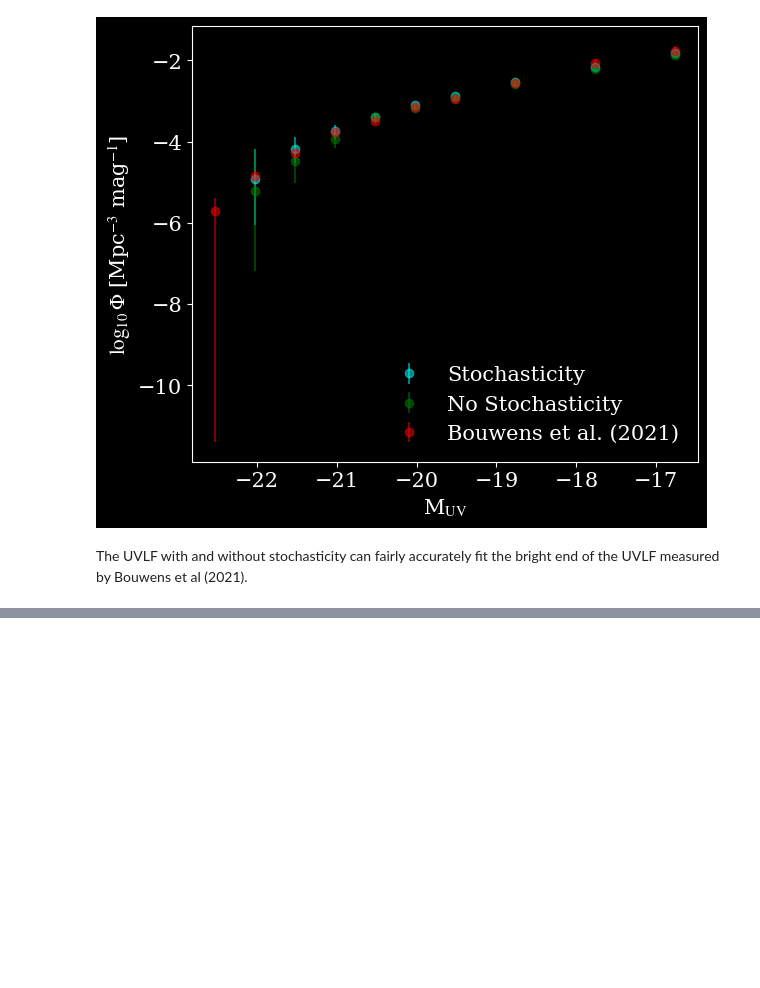
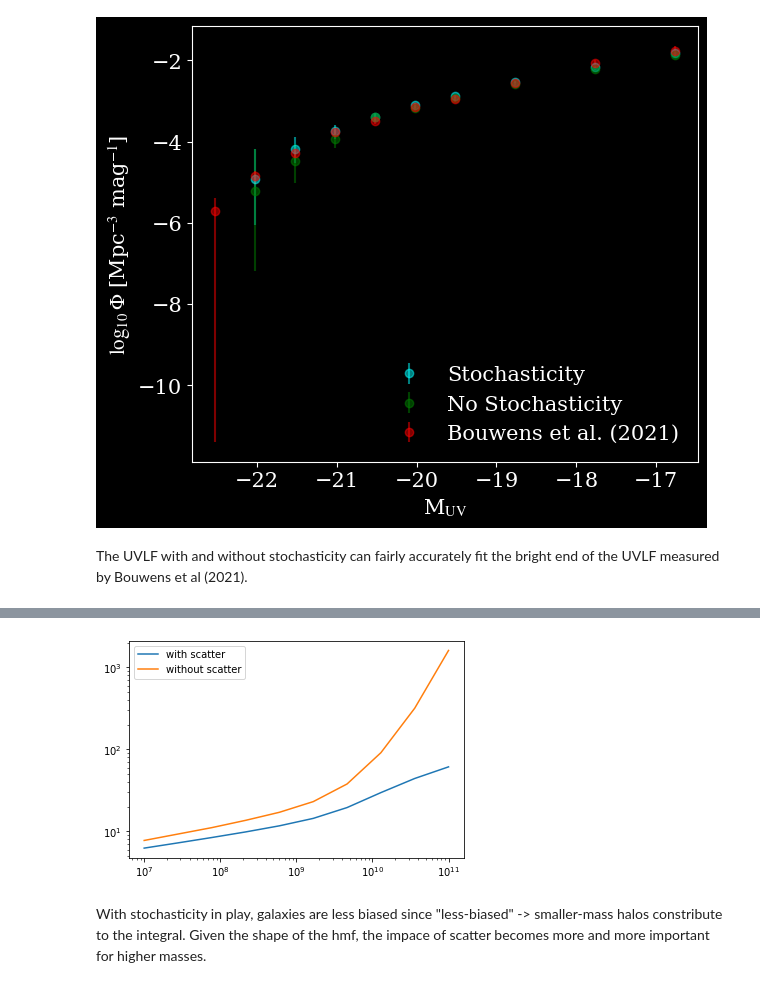
Before and after one commit to 21cmfast/Structure-Formation, a Jupyter notebook: tutorials/05-galaxies.ipynb, the cells around one changed output, grey strips where cells are left out. Cells and saved outputs as stored; diff of their text form; code cells hidden in the pictures; blank space fills up the shorter version.

```diff
--- a/tutorials/05-galaxies.ipynb
+++ b/tutorials/05-galaxies.ipynb
@@ -274,0 +301,9 @@ The UVLF with and without stochasticity can fairly accurately fit the bright end
+# %%
+def HOD_simple(halo_mass, stellar_mass_threshold):
+    one_ar = np.ones((len(halo_mass)))
+    one_ar[SHMR(halo_mass) < stellar_mass_threshold]=0
+    return one_ar
+    if SHMR(halo_mass) < stellar_mass_threshold:
+        return 0
+    else:
+        return 1
@@ -274,0 +382,27 @@ The UVLF with and without stochasticity can fairly accurately fit the bright end
+# %%
+def get_galaxy_bias_theory_comples(stellar_mass,z):
+    hmf_instance = hmf_package.MassFunction(z=z,Mmin=1,Mmax=18)
+    halomodel_instance = hm.HaloModel(z=z,Mmin=1,Mmax=18)
+    if hasattr(stellar_mass, '__len__'):
+        biases = np.zeros((len(stellar_mass)))
+        for index,si in enumerate(stellar_mass):
+            up_integ = integrate.trapezoid(
+                hmf_instance.m,
+                hmf_instance.dndm * HOD_comples(hmf_instance.m, si) * halomodel_instance.bias.bias()
+            )
+            down_integ = integrate.trapezoid(
+                hmf_instance.m,
+                hmf_instance.dndm * HOD_comples(hmf_instance.m, si)
+            )
+            biases[index]= up_integ/down_integ
+    else:
+        up_integ = integrate.trapezoid(
+            hmf_instance.m,
+            hmf_instance.dndm * HOD_comples(hmf_instance.m, stellar_mass) * halomodel_instance.bias.bias()
+        )
+        down_integ = integrate.trapezoid(
+            hmf_instance.m,
+            hmf_instance.dndm * HOD_comples(hmf_instance.m, stellar_mass)
+        )
+        biases =up_integ/down_integ
+    return biases
@@ -274,0 +411,11 @@ The UVLF with and without stochasticity can fairly accurately fit the bright end
+# %%
+stellar_masses = np.logspace(7,11,10)
+plt.plot(stellar_masses, get_galaxy_bias_theory_comples(stellar_masses, 10), label='with scatter' )
+plt.plot(stellar_masses, get_galaxy_bias_theory(stellar_masses, 10), label='without scatter')
+plt.legend()
+plt.xscale('log')
+plt.yscale('log')
+# %% [output]
+[figure, added]
+# %% [markdown]
+With stochasticity in play, galaxies are less biased since "less-biased" -> smaller-mass halos constribute to the integral. Given the shape of the hmf, the impace of scatter becomes more and more important for higher masses.
```
Also changed, not shown: parts of 18 cells of this notebook.
